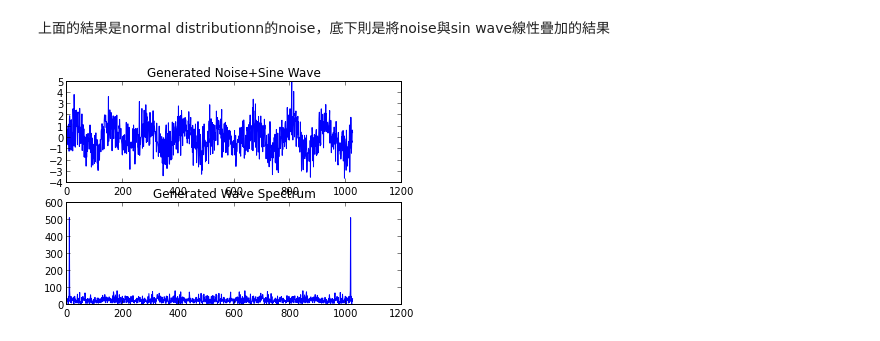
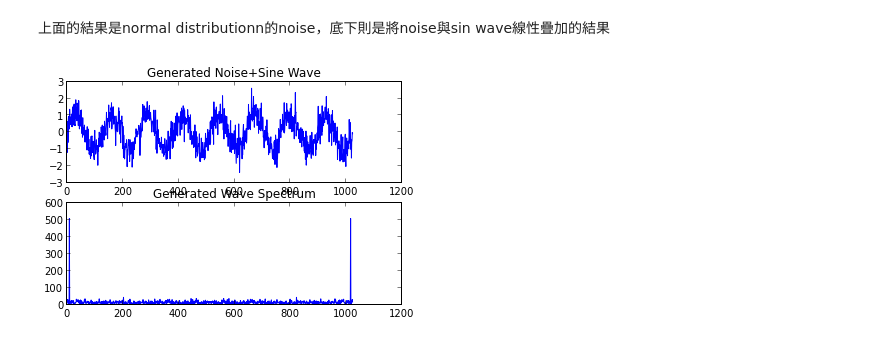
Before and after one commit to minhung/AppMathMethod, a Jupyter notebook: Signal_Analysis.ipynb, the cells around one changed output. Cells and saved outputs as stored; diff of their text form; code cells hidden in the pictures.

```diff
--- a/Signal_Analysis.ipynb
+++ b/Signal_Analysis.ipynb
@@ -114,19 +138,19 @@ plt.show()
 # %%
 L = 64
 mySampleData = [np.sin(np.pi*a/L) for a in range(0, 1024)]
-noise = np.random.normal(0,1,1024)
+noise = np.random.normal(0,0.5,1024)
 myData = [sum(xx) for xx in zip(mySampleData,noise)]
 myFreqRes = np.fft.fft(myData)
 
 plt.subplot(2, 1, 1)
 plt.plot(myData)
 plt.title("Generated Noise+Sine Wave")
 
 plt.subplot(2, 1, 2)
 #pp.plot(abs(scipy.fft(data)))
 plt.plot(abs(myFreqRes))
 plt.title("Generated Wave Spectrum")
 
 plt.show()
 # %% [output]
-[figure, old version]
+[figure, new version]
```
Also changed, not shown: parts of 13 cells of this notebook.
